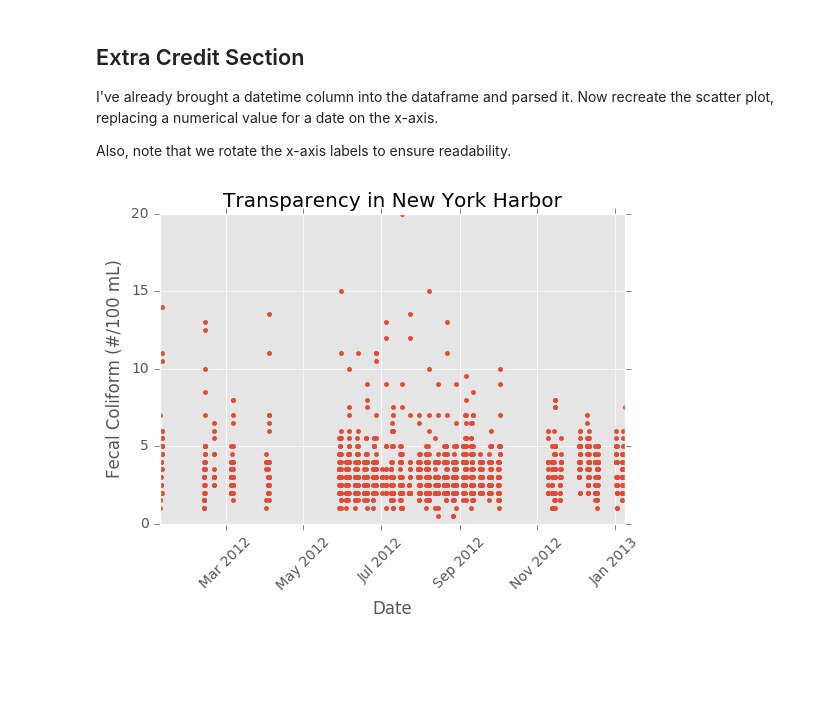
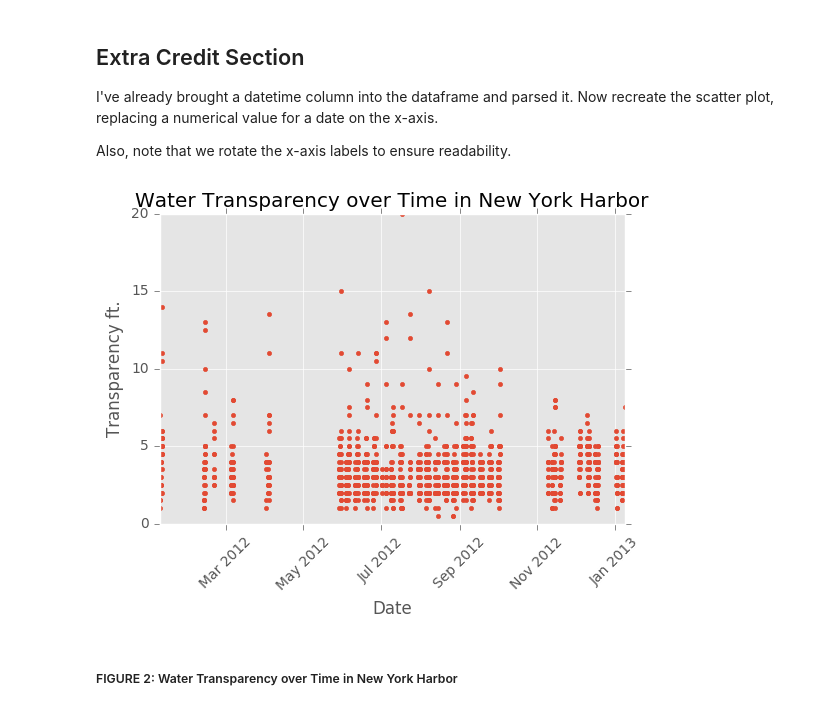
Before and after one commit to ian-wright/NYUclass-urban-informatics, a Jupyter notebook: HW2_iw453/hw2_assign3.ipynb, the cells around one changed output. Cells and saved outputs as stored; diff of their text form; code cells hidden in the pictures; blank space fills up the shorter version.

Commit message:
fixed transparency vs time plot

```diff
--- a/HW2_iw453/hw2_assign3.ipynb
+++ b/HW2_iw453/hw2_assign3.ipynb
@@ -114,11 +114,13 @@ Also, note that we rotate the x-axis labels to ensure readability.
 # %%
 fig2 = plt.figure()
 ax2 = fig2.add_subplot(111)
 ax2.plot(df['Date'], df['Transparency (Secchi) ft.'], '.')
 ax2.set_xlabel('Date')
-ax2.set_ylabel('Fecal Coliform (#/100 mL)')
-ax2.set_title('Transparency in New York Harbor')
+ax2.set_ylabel('Transparency ft.')
+ax2.set_title('Water Transparency over Time in New York Harbor')
 plt.setp(ax2.get_xticklabels(), rotation=45)
 plt.show()
 # %% [output]
-[figure, old version]
+[figure, new version]
+# %% [markdown]
+##### FIGURE 2: Water Transparency over Time in New York Harbor
```
